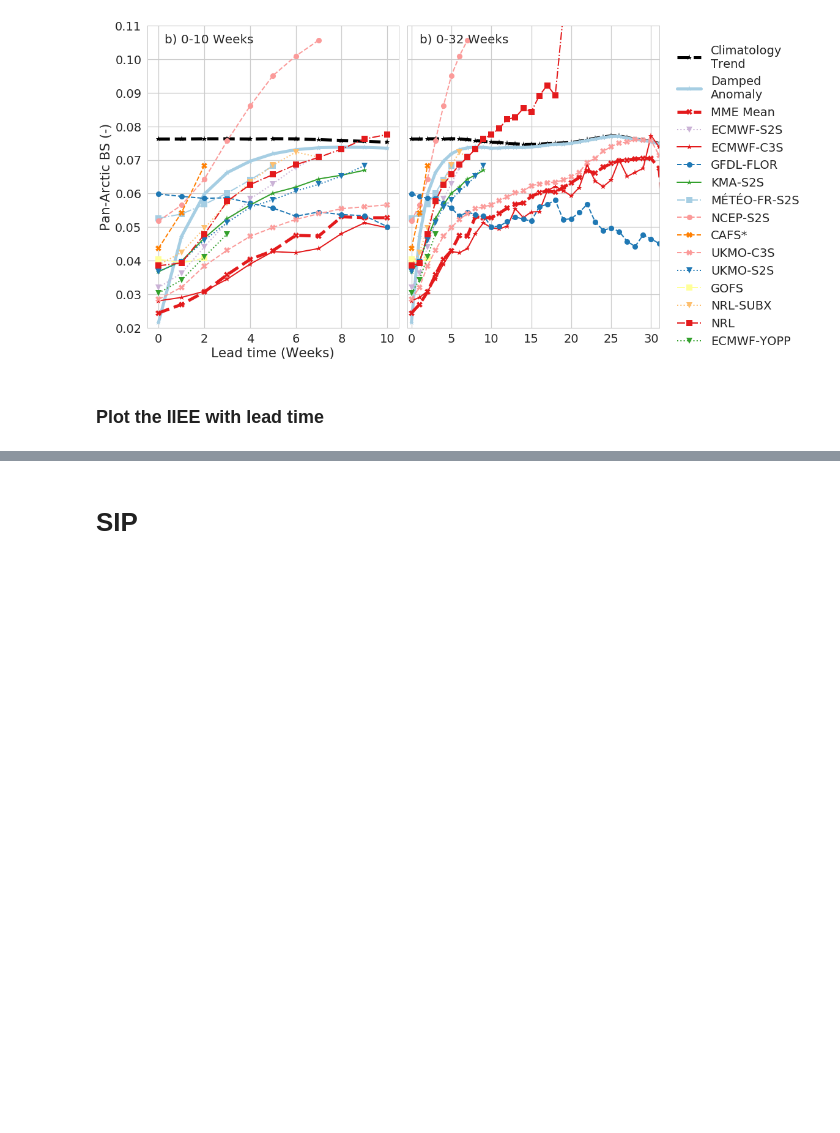
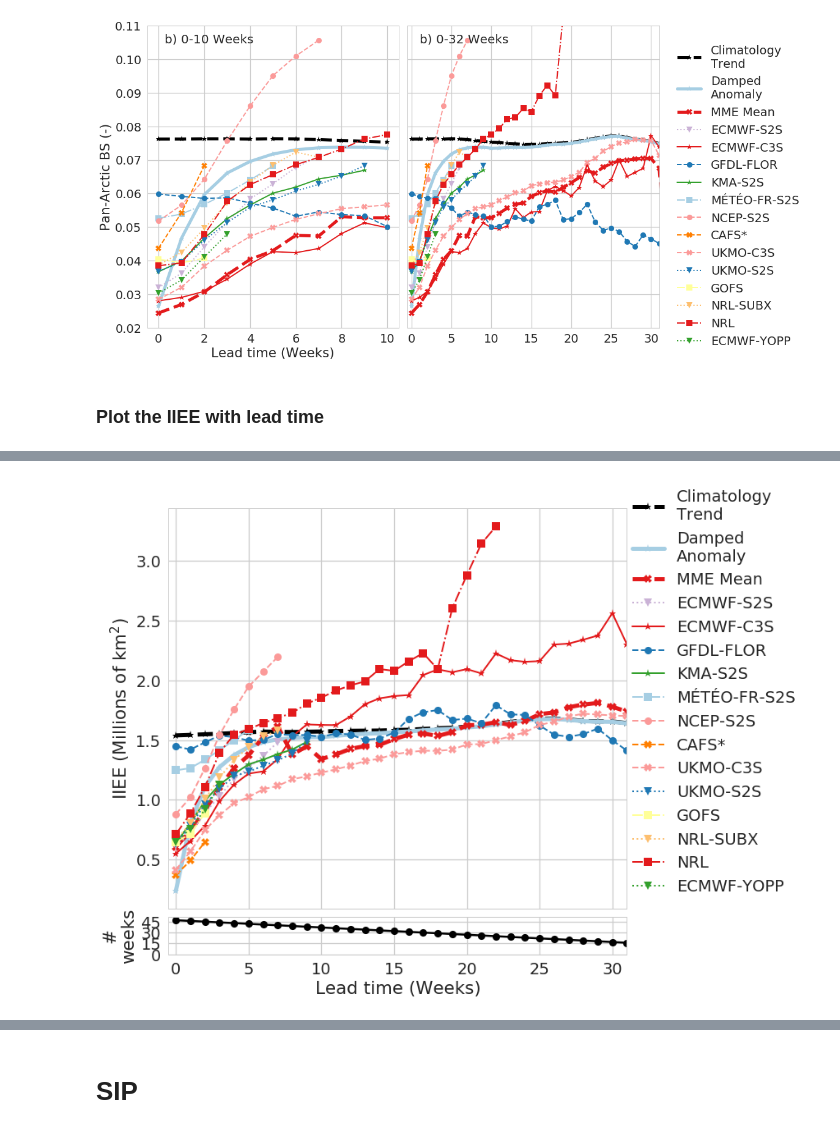
Before and after one commit to NicWayand/ESIO, a Jupyter notebook: notebooks/Eval_weekly_forecasts.ipynb, the cells around one changed output, grey strips where cells are left out. Cells and saved outputs as stored; diff of their text form; code cells hidden in the pictures; blank space fills up the shorter version.

```diff
--- a/notebooks/Eval_weekly_forecasts.ipynb
+++ b/notebooks/Eval_weekly_forecasts.ipynb
@@ -481,6 +542,7 @@ f.savefig(f_out,bbox_inches='tight', dpi=300)
 # %%
 min_N_samples = 10 # Min number of samples to allow for mean
 BSS_agg_init = BSS_agg.mean(dim='init_end')
+sns.set_style("whitegrid")
 
 sns.set_context("talk", font_scale=1.5, rc={"lines.linewidth": 2.5})
 
@@ -548,6 +610,7 @@ f.savefig(f_out,bbox_inches='tight', dpi=300)
 # %%
 min_N_samples = 10 # Min number of samples to allow for mean
 BSS_agg_init = BSS_agg.mean(dim='init_end')
+sns.set_style("whitegrid")
 
 sns.set_context("talk", font_scale=1.5, rc={"lines.linewidth": 2.5})
 
@@ -657,6 +738,7 @@ SIP_IIEE.load()
 # %%
 min_N_samples = 10 # Min number of samples to allow for mean
 SIP_IIEE_init = SIP_IIEE.mean(dim='init_end')
+sns.set_style("whitegrid")
 
 sns.set_context("talk", font_scale=1.5, rc={"lines.linewidth": 2.5})
 
@@ -687,33 +769,35 @@ for cmod in model_plot_order:
     else:
         lw = 2
 
     ax1.plot(SIP_IIEE_init.fore_time.values.astype('timedelta64[D]').astype(int)/7,
             SIP_IIEE_init.sel(model=cmod).values, label=E.model[cmod]['model_label'].rstrip('*')+cflag,
             color=cc,
             linestyle=cl,
             linewidth=lw,
             marker=cm)
 ax1.legend(loc='lower right', bbox_to_anchor=(1.4, 0))
 ax1.set_ylabel('IIEE (Millions of km$^2$)')
 ax1.set_xlim([-0.5,max_lead])
 ax1.set_xticklabels([''])
 
 # second axis
 ax2.plot(for_sample.fore_time.values.astype('timedelta64[D]').astype(int)/7,
          for_sample.values, '-ko')
 ax2.set_ylabel('#\nweeks')
 ax2.set_xlabel('Lead time (Weeks)')
 ax2.set_xlim(ax1.get_xlim());
 
 ax2.set_ylim([0,for_sample.max()+5]);
 ax2.set_yticks(np.arange(0,for_sample.max()+5,15));
 
 if not PaperPlots: # only add for website plots
     ax1.text(np.datetime64('2018-01-01'), 0.025, 'Wayand et al. (in review)', fontsize=12)
 
 # Save to file
 f_out = os.path.join(fig_dir,'IIEE_by_lead_time_PanArctic.png')
 f.savefig(f_out,bbox_inches='tight', dpi=300)
+# %% [output]
+[figure, added]
 # %%
 # MaxLeadTime_With_Data = BSS_agg_init.where(BSS_agg_init.notnull(), drop=True).fore_time.max().values.astype('timedelta64[D]').astype(int)
 # %%
```
Also changed, not shown: parts of 14 cells of this notebook, 11 other files.
